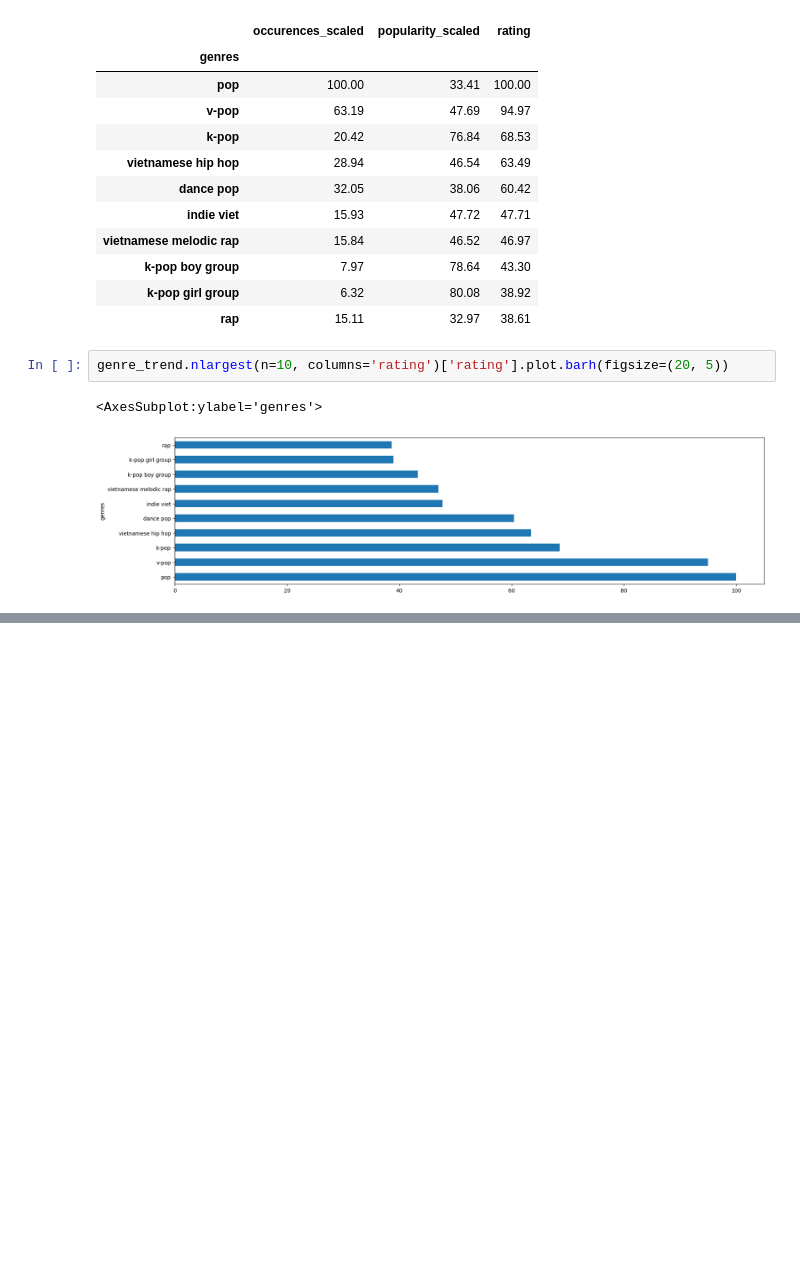
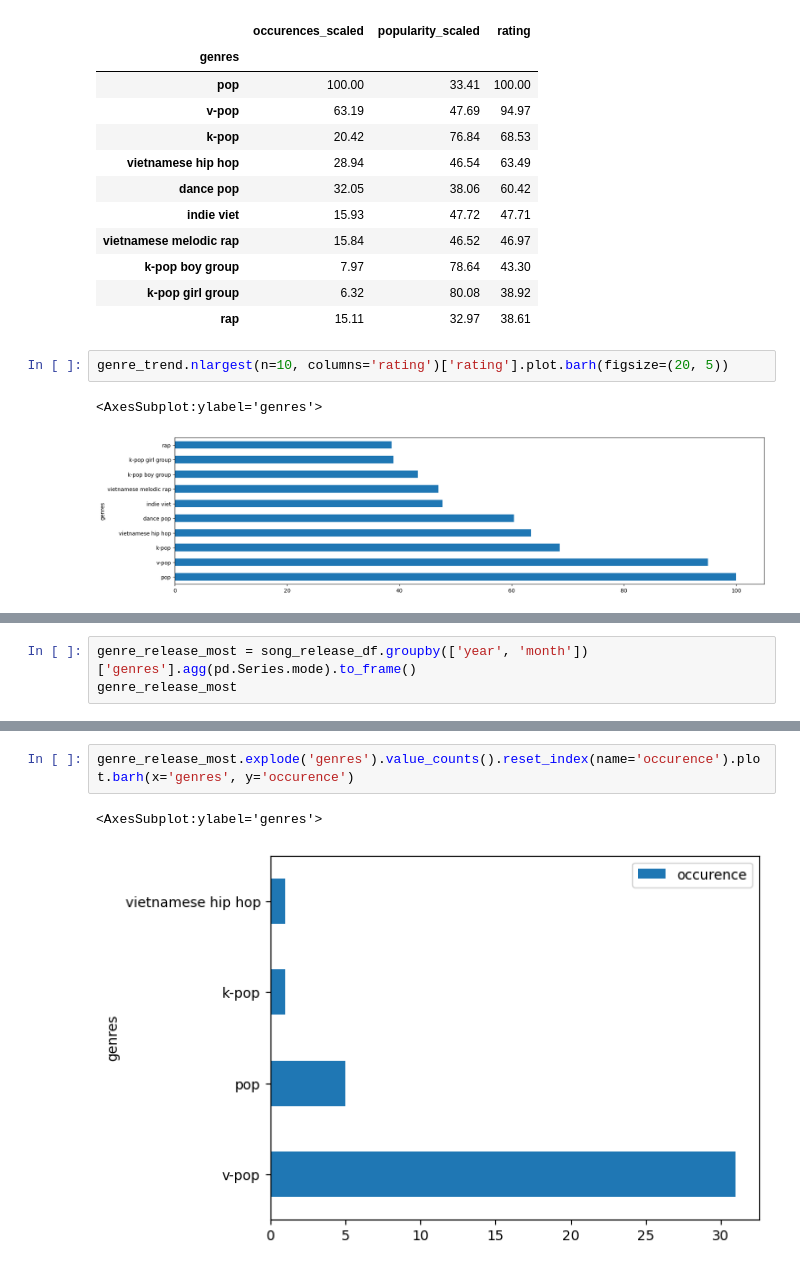
Before and after one commit to quytrungg/Final_Project_CSC14119, a Jupyter notebook: data_analysis/components/artists_data_analysis.ipynb, the cells around one changed output, grey strips where cells are left out. Saved outputs shown, nothing was run; the diff lists cells and outputs as text; blank space fills up the shorter version.

```diff
--- a/data_analysis/components/artists_data_analysis.ipynb
+++ b/data_analysis/components/artists_data_analysis.ipynb
@@ -137,0 +189,3 @@ genre_trend.nlargest(n=10, columns='rating')['rating'].plot.barh(figsize=(20, 5)
+# %%
+genre_release_most = song_release_df.groupby(['year', 'month'])['genres'].agg(pd.Series.mode).to_frame()
+genre_release_most
@@ -137,0 +211,5 @@ genre_trend.nlargest(n=10, columns='rating')['rating'].plot.barh(figsize=(20, 5)
+# %%
+genre_release_most.explode('genres').value_counts().reset_index(name='occurence').plot.barh(x='genres', y='occurence')
+# %% [output]
+<AxesSubplot:ylabel='genres'>
+[figure, added]
```
Also changed, not shown: parts of 5 cells of this notebook.
